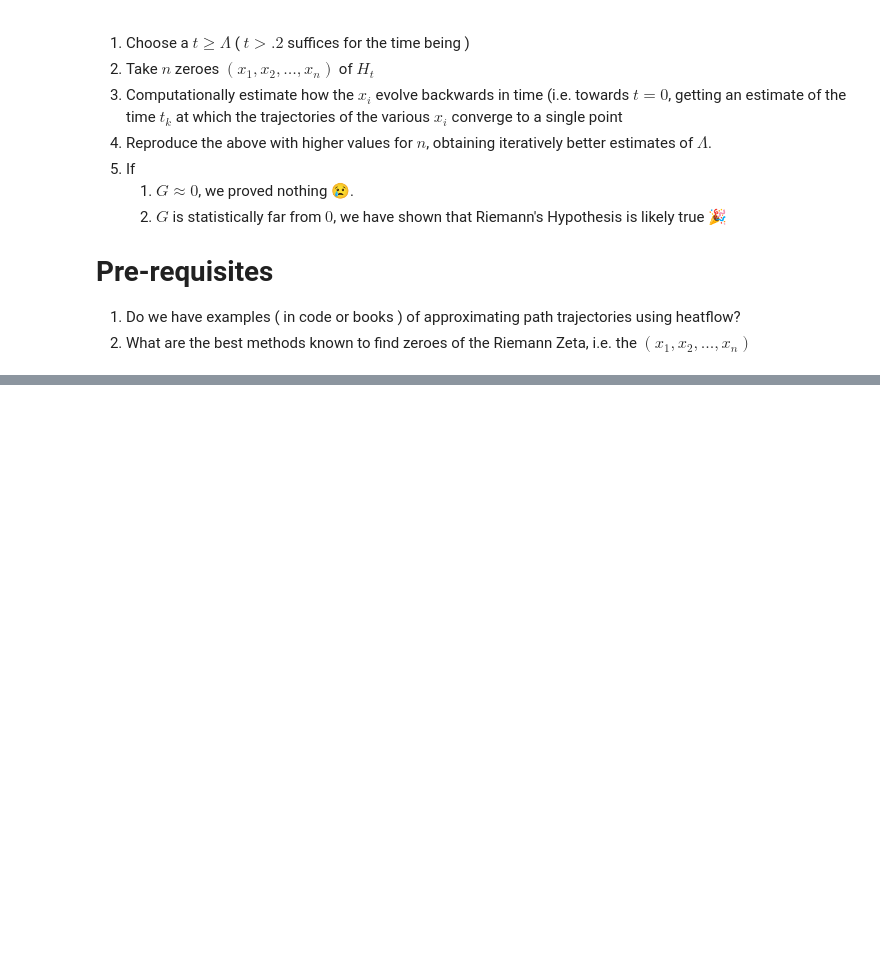
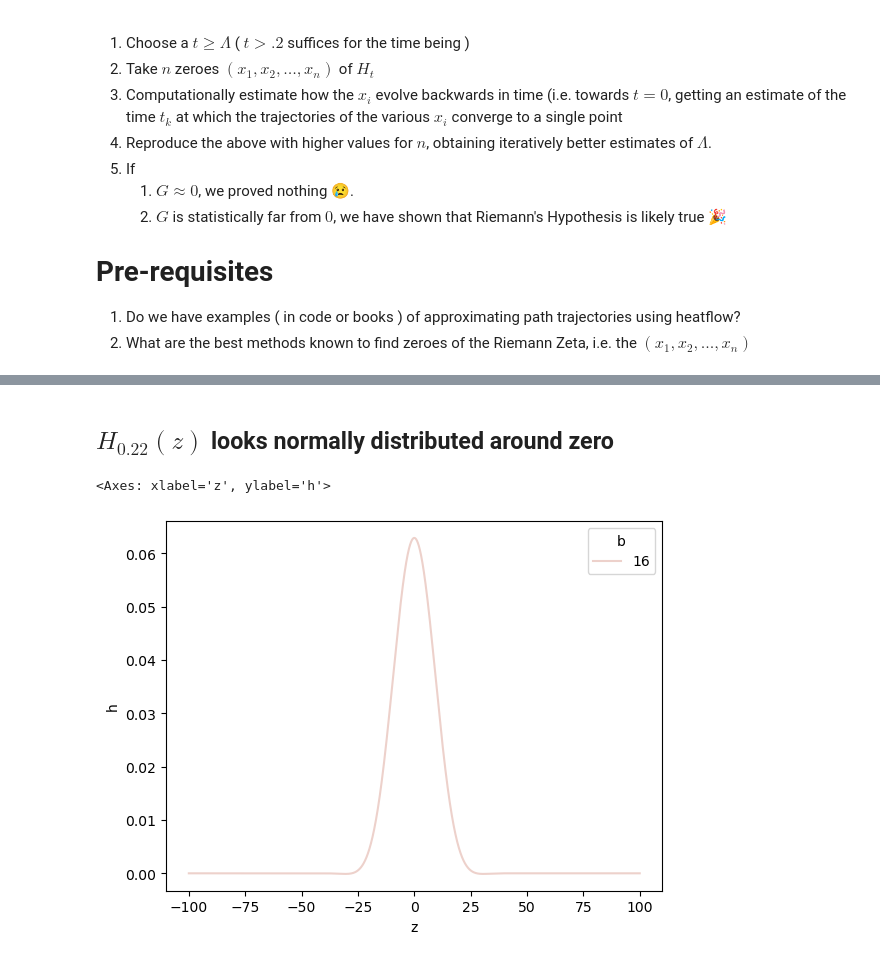
Before and after one commit to migueltorrescosta/notebooks, a Jupyter notebook: Quantum/Riemann.ipynb, the cells around one changed output, grey strips where cells are left out. Saved outputs shown, nothing was run; the diff lists cells and outputs as text; code cells hidden in the pictures; blank space fills up the shorter version.

```diff
--- a/Quantum/Riemann.ipynb
+++ b/Quantum/Riemann.ipynb
@@ -27,0 +66,21 @@ We want to find bounds on $Λ$, following an approach similar to the polymath pr
+# %%
+k_array = [100]
+b_array = [16] # [2**i for i in range(5)]
+z_array = np.divide(range(-10000,10000), 100)
+total = len(k_array) * len(b_array) * len(z_array)
+
+df = pd.DataFrame([
+    {
+        "k": k,
+        "b":b,
+        "z": z,
+        "h": H(t=1, z=z, k=k, b=b)[0],
+        "error": H(t=1, z=z, k=k, b=b)[1],
+    }
+    for k, b, z in tqdm(
+        itertools.product(k_array, b_array, z_array),
+        total=np.product(total)
+    )
+])
+df["logerror"] = [math.log(e, 10) for e in df["error"]]
+df["sign"] = [np.sign(h) for h in df["h"]]
@@ -27,0 +96,12 @@ We want to find bounds on $Λ$, following an approach similar to the polymath pr
+# %% [markdown]
+## $H_{0.22}(z)$ looks normally distributed around zero
+# %%
+sns.lineplot(
+    x="z",
+    y="h",
+    hue="b",
+    data=df[df["b"]==16]
+)
+# %% [output]
+<Axes: xlabel='z', ylabel='h'>
+[figure, added]
```
Also changed, not shown: parts of 8 cells of this notebook.
